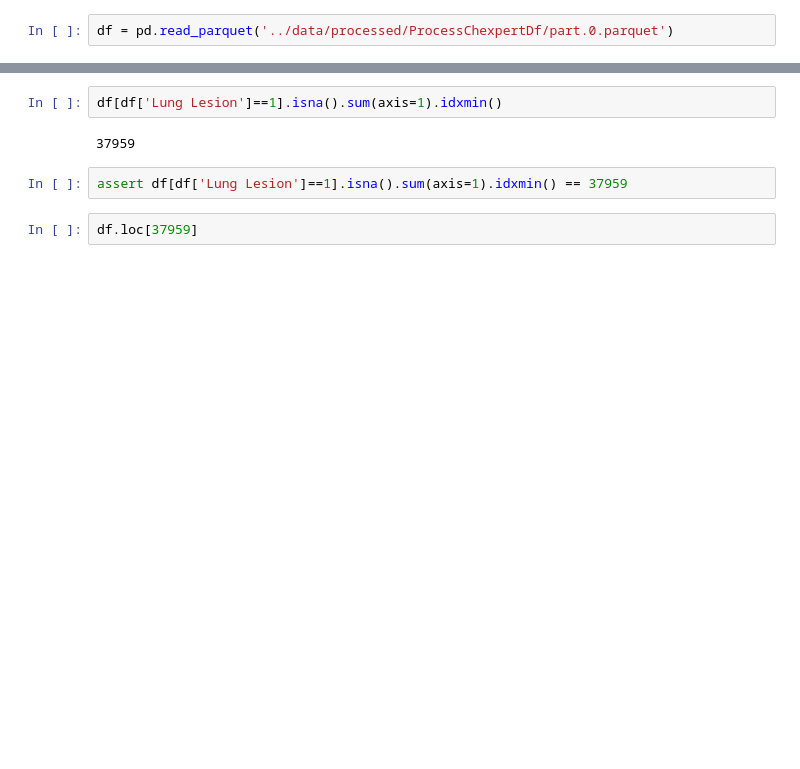
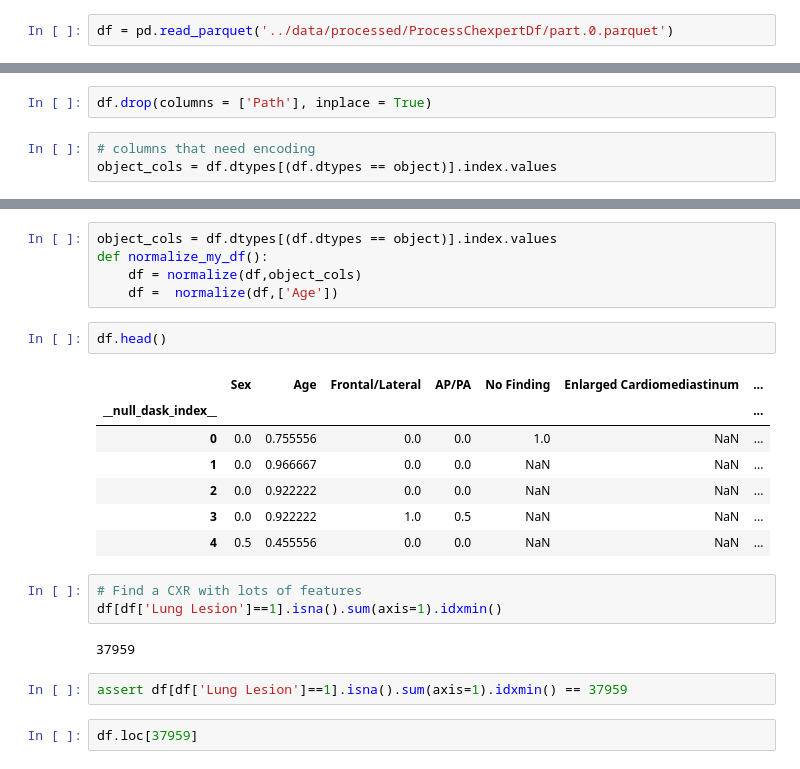
Before and after one commit to woodytwoshoes/Radio-Star, a Jupyter notebook: notebooks/FindSimilar.ipynb, the cells around one changed output, grey strips where cells are left out. Cells and saved outputs as stored; diff of their text form; blank space fills up the shorter version.

```diff
--- a/notebooks/FindSimilar.ipynb
+++ b/notebooks/FindSimilar.ipynb
@@ -6,0 +11,5 @@ df = pd.read_parquet('../data/processed/ProcessChexpertDf/part.0.parquet')
+# %%
+df.drop(columns = ['Path'], inplace = True)
+# %%
+# columns that need encoding
+object_cols = df.dtypes[(df.dtypes == object)].index.values
@@ -7,4 +33,20 @@ df = pd.read_parquet('../data/processed/ProcessChexpertDf/part.0.parquet')
+# %%
+object_cols = df.dtypes[(df.dtypes == object)].index.values
+def normalize_my_df():
+    df = normalize(df,object_cols)
+    df =  normalize(df,['Age'])
+# %%
+df.head()
+# %% [output]
+|  | Sex | Age | Frontal/Lateral | AP/PA | No Finding | Enlarged Cardiomediastinum | ... |
+| __null_dask_index__ |  |  |  |  |  |  | ... |
+| 0 | 0.0 | 0.755556 | 0.0 | 0.0 | 1.0 | NaN | ... |
+| 1 | 0.0 | 0.966667 | 0.0 | 0.0 | NaN | NaN | ... |
+| 2 | 0.0 | 0.922222 | 0.0 | 0.0 | NaN | NaN | ... |
+| 3 | 0.0 | 0.922222 | 1.0 | 0.5 | NaN | NaN | ... |
+| 4 | 0.5 | 0.455556 | 0.0 | 0.0 | NaN | NaN | ... |
 # %%
+# Find a CXR with lots of features
 df[df['Lung Lesion']==1].isna().sum(axis=1).idxmin()
 # %% [output]
 37959
```
Also changed, not shown: parts of 20 cells of this notebook, 5 other files.
